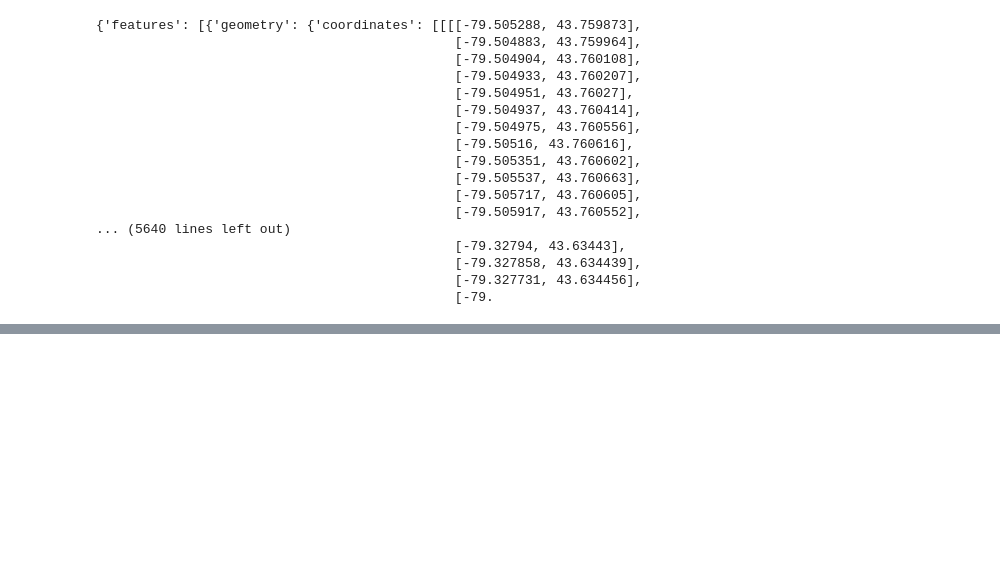
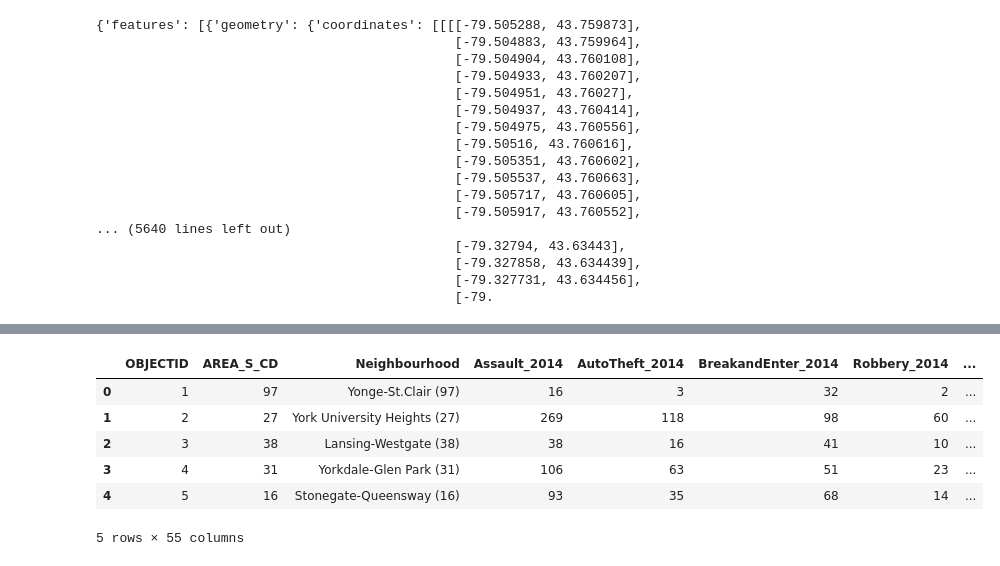
Before and after one commit to varunvarghese/ml1030, a Jupyter notebook: Cleaning.ipynb, the cells around one changed output, grey strips where cells are left out. Drawn from its saved outputs; the diff is of its cells as text; code cells hidden in the pictures; blank space fills up the shorter version.

```diff
--- a/Cleaning.ipynb
+++ b/Cleaning.ipynb
@@ -288,0 +416,12 @@ with open("../data/neighbourhoods.geojson", "r") as fp:
+# %%
+ncr = pd.read_csv("tps/Neighbourhood_Crime_Rates_Boundary_File_.csv")
+# %%
+ncr.head()
+# %% [output]
+|  | OBJECTID | AREA_S_CD | Neighbourhood | Assault_2014 | AutoTheft_2014 | BreakandEnter_2014 | Robbery_2014 | ... |
+| 0 | 1 | 97 | Yonge-St.Clair (97) | 16 | 3 | 32 | 2 | ... |
+| 1 | 2 | 27 | York University Heights (27) | 269 | 118 | 98 | 60 | ... |
+| 2 | 3 | 38 | Lansing-Westgate (38) | 38 | 16 | 41 | 10 | ... |
+| 3 | 4 | 31 | Yorkdale-Glen Park (31) | 106 | 63 | 51 | 23 | ... |
+| 4 | 5 | 16 | Stonegate-Queensway (16) | 93 | 35 | 68 | 14 | ... |
+5 rows × 55 columns
```
Also changed, not shown: parts of 10 cells of this notebook.
